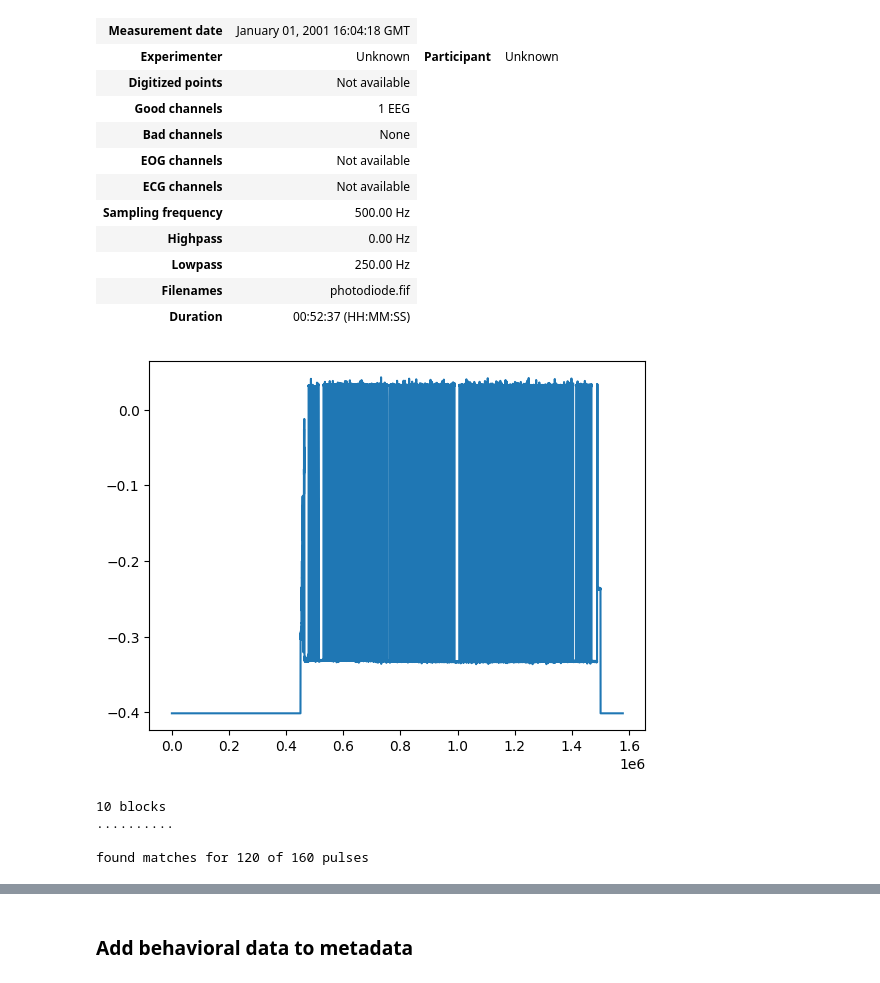
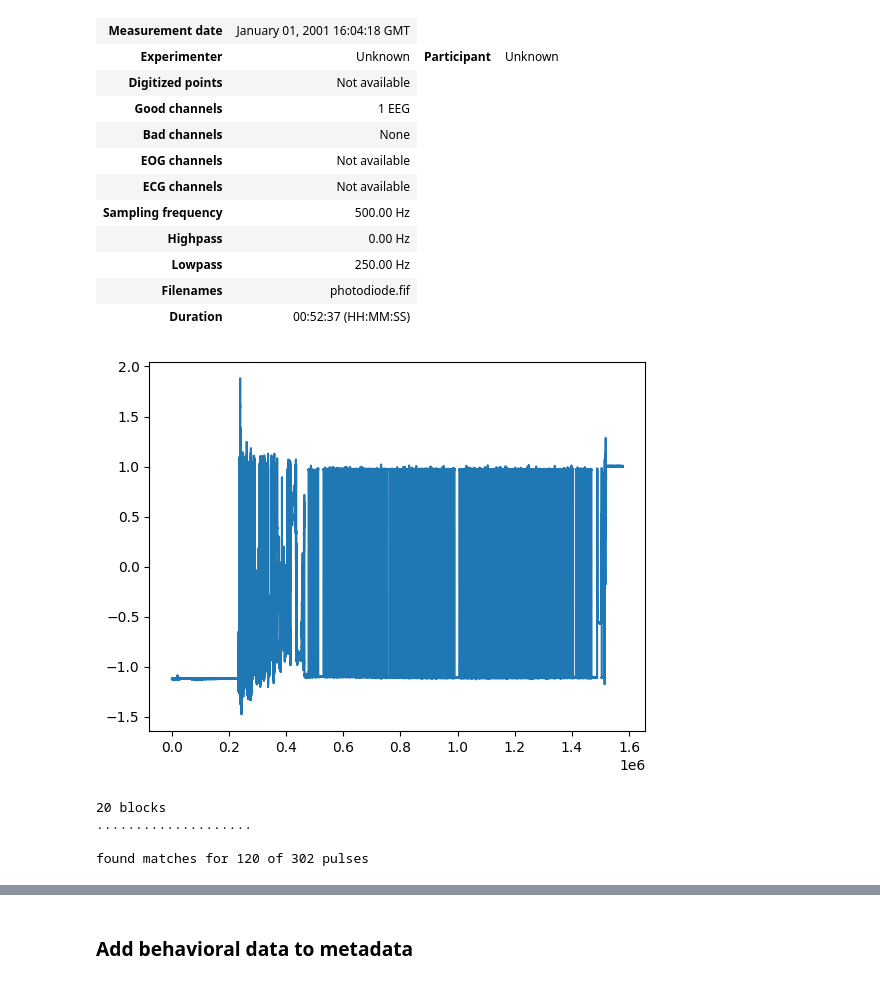
Before and after one commit to aliefink/swb_ieeg, a Jupyter notebook: scripts/preprocess/mssm_bp/MS011_bp_preprocess.ipynb, the cells around one changed output, grey strips where cells are left out. Drawn from its saved outputs; the diff is of its cells as text; code cells hidden in the pictures.

```diff
--- a/scripts/preprocess/mssm_bp/MS011_bp_preprocess.ipynb
+++ b/scripts/preprocess/mssm_bp/MS011_bp_preprocess.ipynb
@@ -732,27 +603,25 @@ def moving_average(a, n=11) :
-# %%
-temp_diode = photodiode_data.copy()
-temp_diode._data[0,0:450000] = np.min(temp_diode._data[0,:])
-temp_diode._data[0,1500000:] = np.min(temp_diode._data[0,:])
-
-plt.plot(temp_diode._data[0,:])
-plt.show()
-# %% [output]
-[figure, removed]
+# %%
+%matplotlib inline
+
+plt.plot(zscore(photodiode_data._data[0,:]))
+plt.show()
+# %% [output]
+[figure, added]
 # %%
 ### Photodiode alignment
 smoothSize=11
 windSize=15
-height=0.7
+height=0
 
 # Synchronize to the photodiode or whatever your neural sync signal is
 slope, offset = sync_utils.synchronize_data(beh_ts,
-                                            temp_diode, #
+                                            photodiode_data, #
                                             smoothSize, windSize, height)
 # %% [output]
-10 blocks
-..........
+20 blocks
+....................
 
-found matches for 120 of 160 pulses
+found matches for 120 of 302 pulses
 # %%
 print(slope, offset,smoothSize,windSize,height)
 # %% [output]
```
Also changed, not shown: parts of 100 cells of this notebook, 12 other files.
